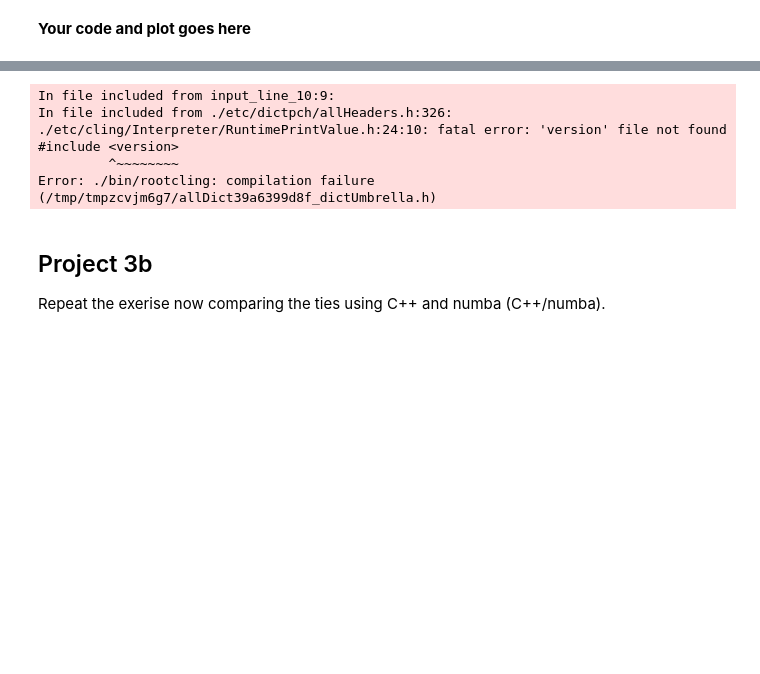
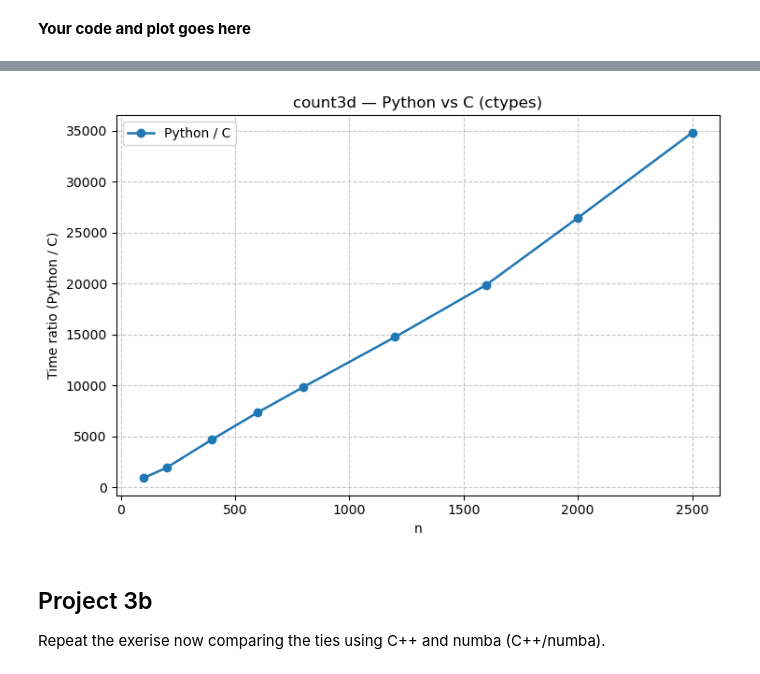
Before and after one commit to Y0UNGW00NGKIM/C-to-Python, a Jupyter notebook: cppyy.ipynb, the cells around one changed output, grey strips where cells are left out. Saved outputs shown, nothing was run; the diff lists cells and outputs as text; code cells hidden in the pictures; blank space fills up the shorter version.

```diff
--- a/cppyy.ipynb
+++ b/cppyy.ipynb
@@ -253,52 +205,35 @@ timeit.timeit(f'count3d({ncount})', number=1, globals=globals())
 # %%
-%pip install --user "cppyy>=3.0.2" "cppyy-backend>=1.14.10"
-
-import site, sys, os
-os.environ['CPPYY_DISABLE_PCH'] = '1'
-sys.path.append(site.getusersitepackages())
-
-import cppyy
-cppyy.load_library('./mycpplib.so')
-cppyy.include('mycpplib.h')
-import timeit, matplotlib.pyplot as plt, cppyy
-
-cppyy.load_library('./mycpplib.so')
-cppyy.include('mycpplib.h')
-count3d_cpp = cppyy.gbl.count3d_cpp
+import ctypes, timeit, matplotlib.pyplot as plt
+lib = ctypes.CDLL('./mycpplib.so')
+lib.count3d_c.argtypes = [ctypes.c_int]
+lib.count3d_c.restype  = ctypes.c_longlong
 
 def best_time(stmt, glb, number=1, repeat=3):
     t = timeit.Timer(stmt, globals=glb)
     return min(t.repeat(repeat=repeat, number=number)) / number
 
 ns_all = [100, 200, 400, 600, 800, 1200, 1600, 2000, 2500]
-NS_PY_CAP = 400
+NS_PY_CAP = 2500
 
 _ = count3d(50)
-_ = count3d_cpp(50)
+_ = lib.count3d_c(50)
 
-ratios, t_py, t_cpp = [], [], []
+ratios = []
 for n in ns_all:
-    tc = best_time(f'count3d_cpp({n})', globals(), number=1, repeat=3)
-    t_cpp.append(tc)
+    tc = best_time(f'lib.count3d_c({n})', globals(), number=1, repeat=3)
     if n <= NS_PY_CAP:
         tp = best_time(f'count3d({n})', globals(), number=1, repeat=3)
-        t_py.append(tp)
         ratios.append((n, tp/tc))
-        print(f"n={n:4d} | py={tp:.6f}s  cpp={tc:.6f}s  ratio={tp/tc:.2f}")
+        print(f"n={n:4d} | py={tp:.6f}s  C={tc:.6f}s  ratio={tp/tc:.2f}")
     else:
-        t_py.append(None)
-        print(f"n={n:4d} | cpp={tc:.6f}s  py=SKIP")
+        print(f"n={n:4d} | C={tc:.6f}s  py=SKIP")
 
 xs = [n for n, r in ratios]
-ys = [r for n, r in ratios]
-
+ys = [r for _, r in ratios]
 plt.figure(figsize=(7.5,5.0))
-plt.plot(xs, ys, marker='o', linewidth=1.8, label='Python / C++ (measured)')
-plt.xlabel('n'); plt.ylabel('Time ratio (Python / C++)')
-plt.title('count3d — Python vs C++ (ratio)')
-plt.grid(True, linestyle='--', linewidth=0.6, alpha=0.7)
-plt.legend()
-plt.tight_layout()
-plt.savefig('proj3a_ratio_py_cpp.png', dpi=200, bbox_inches='tight')
-plt.show()
+plt.plot(xs, ys, marker='o', linewidth=1.8, label='Python / C')
+plt.xlabel('n'); plt.ylabel('Time ratio (Python / C)')
+plt.title('count3d — Python vs C (ctypes)')
+plt.grid(True, linestyle='--', alpha=0.7); plt.legend(); plt.tight_layout()
+plt.savefig('proj3a_ratio_py_c.png', dpi=200, bbox_inches='tight'); plt.show()
 # %% [output]
@@ -311,9 +249,4 @@ Note: you may need to restart the kernel to use updated packages.
-In file included from input_line_10:9:
-In file included from ./etc/dictpch/allHeaders.h:326:
-./etc/cling/Interpreter/RuntimePrintValue.h:24:10: fatal error: 'version' file not found
-#include <version>
-         ^~~~~~~~~
-Error: ./bin/rootcling: compilation failure (/tmp/tmpzcvjm6g7/allDict39a6399d8f_dictUmbrella.h)
+[figure, added]
 # %% [markdown]
 Project 3b
 ----------
```
Also changed, not shown: parts of 18 cells of this notebook, 8 other files.
